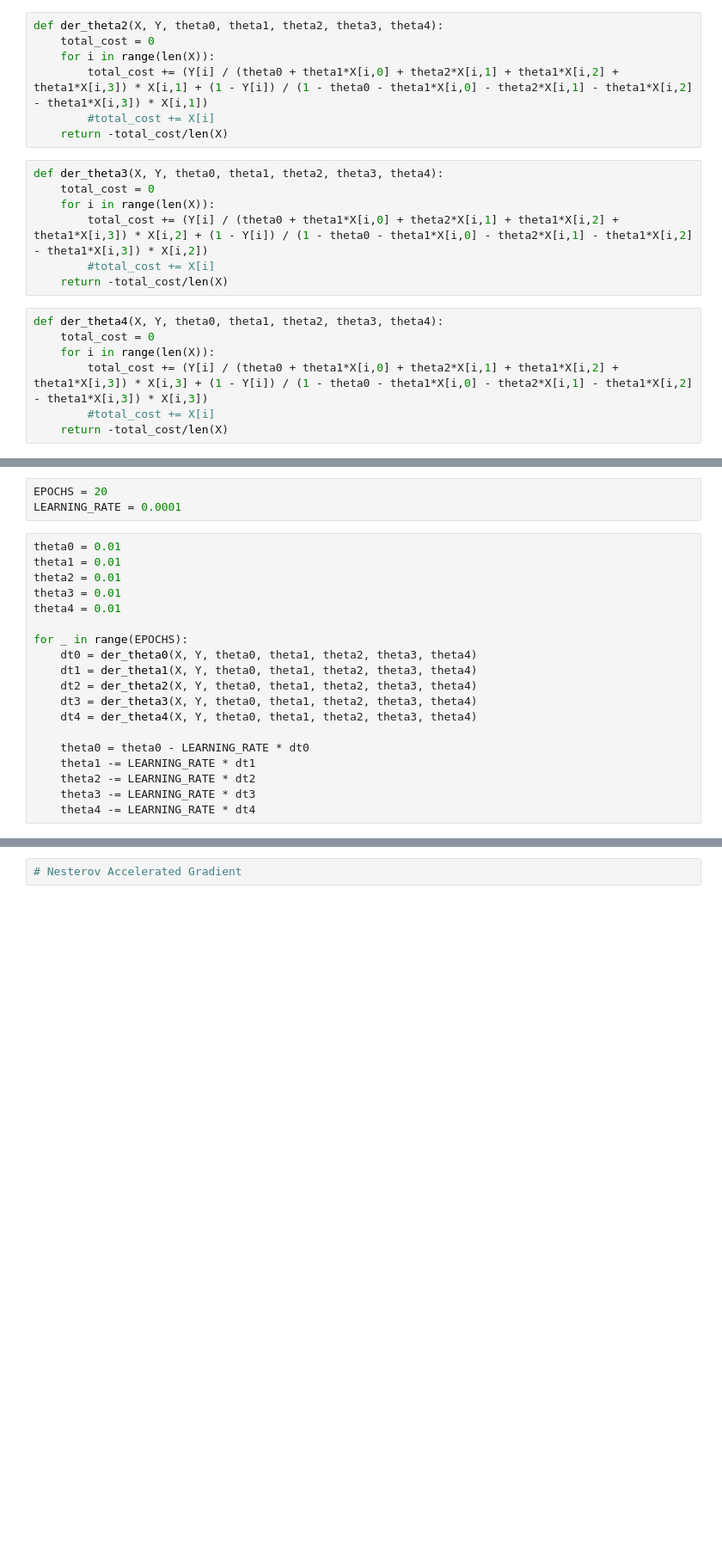
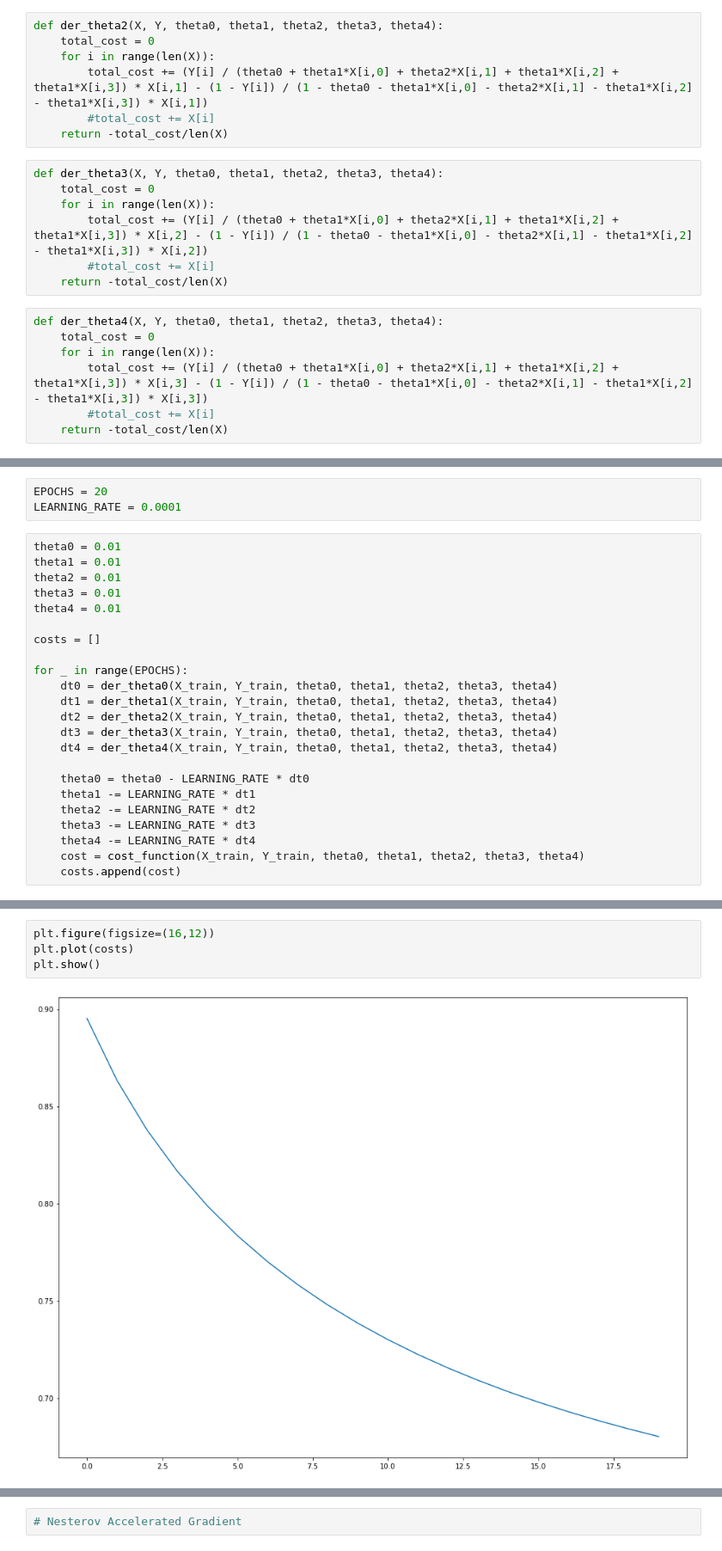
Before and after one commit to RomanovSasha/2, a Jupyter notebook: 2.ipynb, the cells around one changed output, grey strips where cells are left out. Shown at 86% size. Cells and saved outputs as stored; diff of their text form; blank space fills up the shorter version.

```diff
--- a/2.ipynb
+++ b/2.ipynb
@@ -252,21 +282,21 @@ def der_theta1(X, Y, theta0, theta1, theta2, theta3, theta4):
 def der_theta2(X, Y, theta0, theta1, theta2, theta3, theta4):
     total_cost = 0
     for i in range(len(X)):
-        total_cost += (Y[i] / (theta0 + theta1*X[i,0] + theta2*X[i,1] + theta1*X[i,2] + theta1*X[i,3]) * X[i,1] + (1 - Y[i]) / (1 - theta0 - theta1*X[i,0] - theta2*X[i,1] - theta1*X[i,2] - theta1*X[i,3]) * X[i,1])
+        total_cost += (Y[i] / (theta0 + theta1*X[i,0] + theta2*X[i,1] + theta1*X[i,2] + theta1*X[i,3]) * X[i,1] - (1 - Y[i]) / (1 - theta0 - theta1*X[i,0] - theta2*X[i,1] - theta1*X[i,2] - theta1*X[i,3]) * X[i,1])
         #total_cost += X[i]
     return -total_cost/len(X)
 # %%
 def der_theta3(X, Y, theta0, theta1, theta2, theta3, theta4):
     total_cost = 0
     for i in range(len(X)):
-        total_cost += (Y[i] / (theta0 + theta1*X[i,0] + theta2*X[i,1] + theta1*X[i,2] + theta1*X[i,3]) * X[i,2] + (1 - Y[i]) / (1 - theta0 - theta1*X[i,0] - theta2*X[i,1] - theta1*X[i,2] - theta1*X[i,3]) * X[i,2])
+        total_cost += (Y[i] / (theta0 + theta1*X[i,0] + theta2*X[i,1] + theta1*X[i,2] + theta1*X[i,3]) * X[i,2] - (1 - Y[i]) / (1 - theta0 - theta1*X[i,0] - theta2*X[i,1] - theta1*X[i,2] - theta1*X[i,3]) * X[i,2])
         #total_cost += X[i]
     return -total_cost/len(X)
 # %%
 def der_theta4(X, Y, theta0, theta1, theta2, theta3, theta4):
     total_cost = 0
     for i in range(len(X)):
-        total_cost += (Y[i] / (theta0 + theta1*X[i,0] + theta2*X[i,1] + theta1*X[i,2] + theta1*X[i,3]) * X[i,3] + (1 - Y[i]) / (1 - theta0 - theta1*X[i,0] - theta2*X[i,1] - theta1*X[i,2] - theta1*X[i,3]) * X[i,3])
+        total_cost += (Y[i] / (theta0 + theta1*X[i,0] + theta2*X[i,1] + theta1*X[i,2] + theta1*X[i,3]) * X[i,3] - (1 - Y[i]) / (1 - theta0 - theta1*X[i,0] - theta2*X[i,1] - theta1*X[i,2] - theta1*X[i,3]) * X[i,3])
         #total_cost += X[i]
     return -total_cost/len(X)
 # %%
@@ -281,16 +311,20 @@ theta2 = 0.01
 theta3 = 0.01
 theta4 = 0.01
 
+costs = []
+
 for _ in range(EPOCHS):
-    dt0 = der_theta0(X, Y, theta0, theta1, theta2, theta3, theta4)
-    dt1 = der_theta1(X, Y, theta0, theta1, theta2, theta3, theta4)
-    dt2 = der_theta2(X, Y, theta0, theta1, theta2, theta3, theta4)
-    dt3 = der_theta3(X, Y, theta0, theta1, theta2, theta3, theta4)
-    dt4 = der_theta4(X, Y, theta0, theta1, theta2, theta3, theta4)
+    dt0 = der_theta0(X_train, Y_train, theta0, theta1, theta2, theta3, theta4)
+    dt1 = der_theta1(X_train, Y_train, theta0, theta1, theta2, theta3, theta4)
+    dt2 = der_theta2(X_train, Y_train, theta0, theta1, theta2, theta3, theta4)
+    dt3 = der_theta3(X_train, Y_train, theta0, theta1, theta2, theta3, theta4)
+    dt4 = der_theta4(X_train, Y_train, theta0, theta1, theta2, theta3, theta4)
 
     theta0 = theta0 - LEARNING_RATE * dt0
     theta1 -= LEARNING_RATE * dt1
     theta2 -= LEARNING_RATE * dt2
     theta3 -= LEARNING_RATE * dt3
     theta4 -= LEARNING_RATE * dt4
+    cost = cost_function(X_train, Y_train, theta0, theta1, theta2, theta3, theta4)
+    costs.append(cost)
 # %%
@@ -299,0 +334,6 @@ t0: 0.014456690126836202 t1: 0.03733384462788538 t2: 0.02249317568098778 t3: 0.0
+# %%
+plt.figure(figsize=(16,12))
+plt.plot(costs)
+plt.show()
+# %% [output]
+[figure, added]
```
Also changed, not shown: parts of 33 cells of this notebook.
